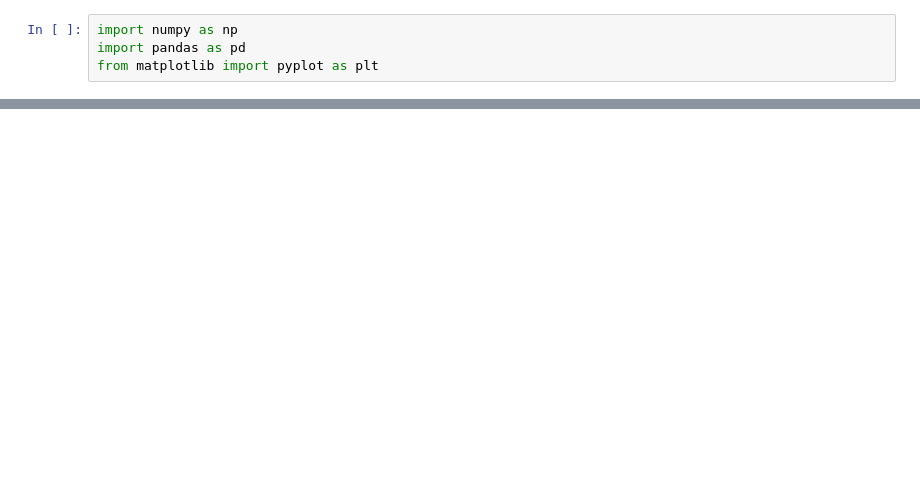
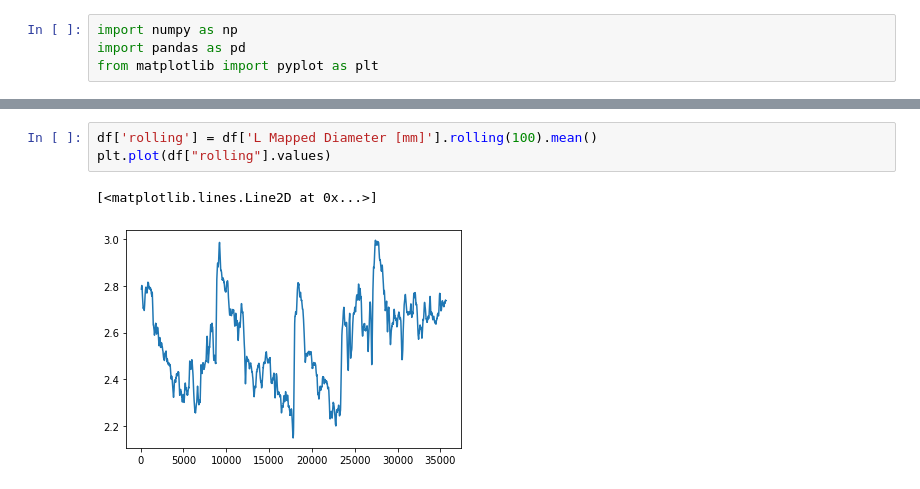
Before and after one commit to s0lvang/ideal-pancake, a Jupyter notebook: misc/notebooks/plot_pupil_diameter.ipynb, the cells around one changed output, grey strips where cells are left out. Drawn from its saved outputs; the diff is of its cells as text; blank space fills up the shorter version.

```diff
--- a/misc/notebooks/plot_pupil_diameter.ipynb
+++ b/misc/notebooks/plot_pupil_diameter.ipynb
@@ -31,0 +31,6 @@ plt.show()
+# %%
+df['rolling'] = df['L Mapped Diameter [mm]'].rolling(100).mean()
+plt.plot(df["rolling"].values)
+# %% [output]
+[<matplotlib.lines.Line2D at 0x...>]
+[figure, added]
```
Also changed, not shown: parts of 3 cells of this notebook.
